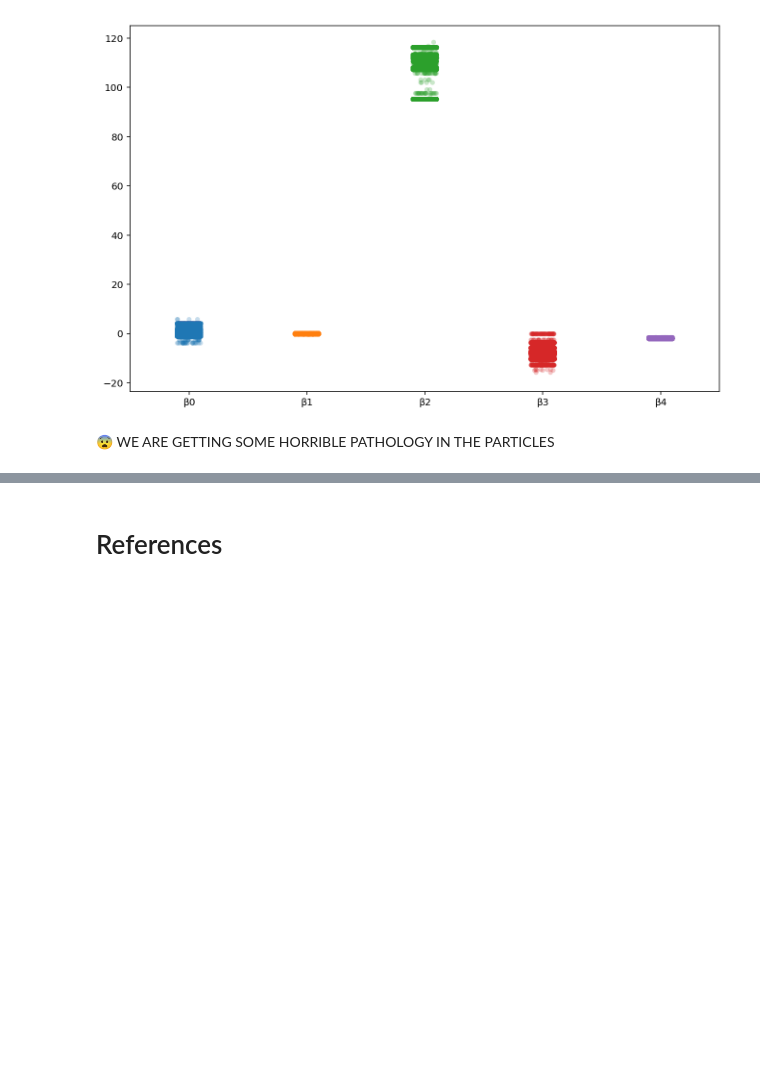
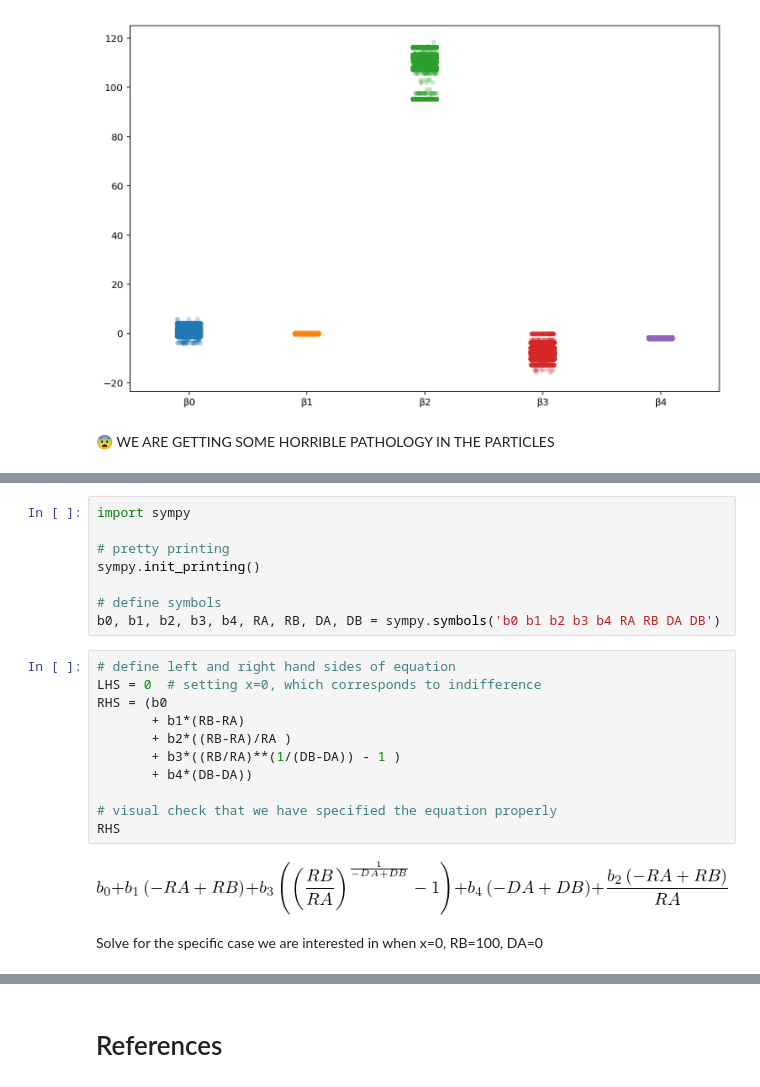
Before and after one commit to drbenvincent/darc_toolbox, a Jupyter notebook: dev/DRIFT.ipynb, the cells around one changed output, grey strips where cells are left out. Cells and saved outputs as stored; diff of their text form; blank space fills up the shorter version.

```diff
--- a/dev/DRIFT.ipynb
+++ b/dev/DRIFT.ipynb
@@ -201,0 +205,23 @@ sns.stripplot(data=fitted_params, alpha=.25, jitter=True, ax=ax);
+# %%
+import sympy
+
+# pretty printing
+sympy.init_printing()
+
+# define symbols
+b0, b1, b2, b3, b4, RA, RB, DA, DB = sympy.symbols('b0 b1 b2 b3 b4 RA RB DA DB')
+# %%
+# define left and right hand sides of equation
+LHS = 0  # setting x=0, which corresponds to indifference
+RHS = (b0
+       + b1*(RB-RA)
+       + b2*((RB-RA)/RA )
+       + b3*((RB/RA)**(1/(DB-DA)) - 1 )
+       + b4*(DB-DA))
+
+# visual check that we have specified the equation properly
+RHS
+# %% [output]
+[figure, added]
+# %% [markdown]
+Solve for the specific case we are interested in when x=0, RB=100, DA=0
```
Also changed, not shown: parts of 3 cells of this notebook.
